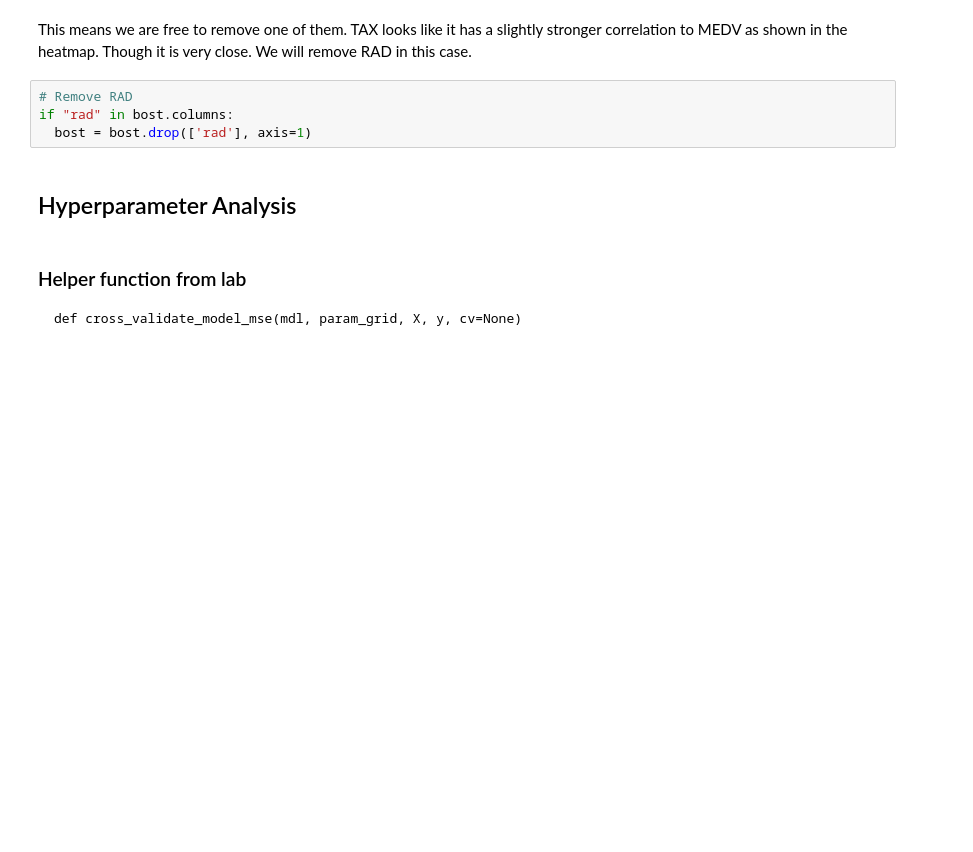
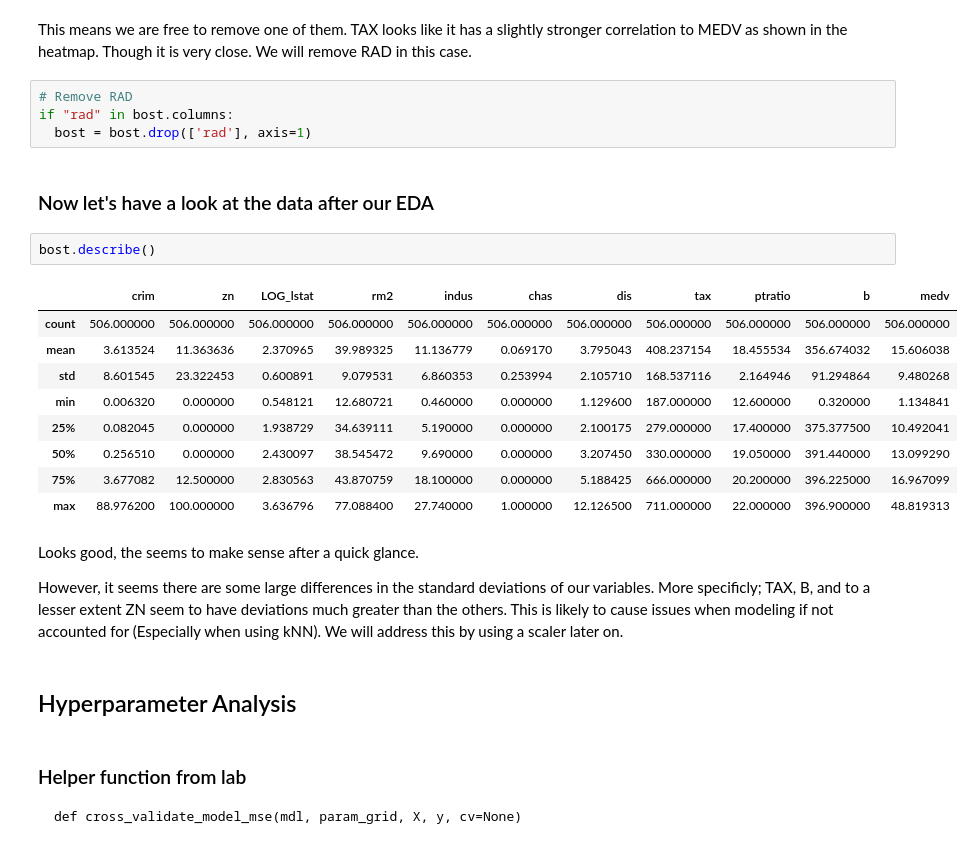
Before and after one commit to JacksonKerr/LinearRegression, a Jupyter notebook: Assignment.ipynb, the cells around one changed output. Drawn from its saved outputs; the diff is of its cells as text; blank space fills up the shorter version.

```diff
--- a/Assignment.ipynb
+++ b/Assignment.ipynb
@@ -242,6 +245,24 @@ This means we are free to remove one of them. TAX looks like it has a slightly s
 # Remove RAD
 if "rad" in bost.columns:
   bost = bost.drop(['rad'], axis=1)
+# %% [markdown]
+### Now let's have a look at the data after our EDA
+# %%
+bost.describe()
+# %% [output]
+|  | crim | zn | LOG_lstat | rm2 | indus | chas | dis | tax | ptratio | b | medv |
+| count | 506.000000 | 506.000000 | 506.000000 | 506.000000 | 506.000000 | 506.000000 | 506.000000 | 506.000000 | 506.000000 | 506.000000 | 506.000000 |
+| mean | 3.613524 | 11.363636 | 2.370965 | 39.989325 | 11.136779 | 0.069170 | 3.795043 | 408.237154 | 18.455534 | 356.674032 | 15.606038 |
+| std | 8.601545 | 23.322453 | 0.600891 | 9.079531 | 6.860353 | 0.253994 | 2.105710 | 168.537116 | 2.164946 | 91.294864 | 9.480268 |
+| min | 0.006320 | 0.000000 | 0.548121 | 12.680721 | 0.460000 | 0.000000 | 1.129600 | 187.000000 | 12.600000 | 0.320000 | 1.134841 |
+| 25% | 0.082045 | 0.000000 | 1.938729 | 34.639111 | 5.190000 | 0.000000 | 2.100175 | 279.000000 | 17.400000 | 375.377500 | 10.492041 |
+| 50% | 0.256510 | 0.000000 | 2.430097 | 38.545472 | 9.690000 | 0.000000 | 3.207450 | 330.000000 | 19.050000 | 391.440000 | 13.099290 |
+| 75% | 3.677082 | 12.500000 | 2.830563 | 43.870759 | 18.100000 | 0.000000 | 5.188425 | 666.000000 | 20.200000 | 396.225000 | 16.967099 |
+| max | 88.976200 | 100.000000 | 3.636796 | 77.088400 | 27.740000 | 1.000000 | 12.126500 | 711.000000 | 22.000000 | 396.900000 | 48.819313 |
+# %% [markdown]
+Looks good, the seems to make sense after a quick glance.
+
+However, it seems there are some large differences in the standard deviations of our variables. More specificly; TAX, B, and to a lesser extent ZN seem to have deviations much greater than the others. This is likely to cause issues when modeling if not accounted for (Especially when using kNN). We will address this by using a scaler later on.
 # %% [markdown]
 ## Hyperparameter Analysis
 # %% [markdown]
```
Also changed, not shown: parts of 11 cells of this notebook.
